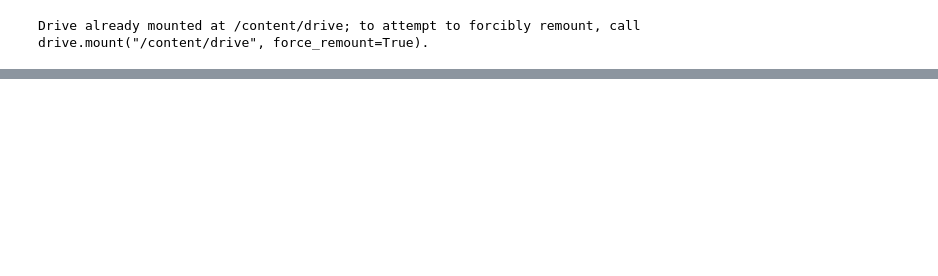
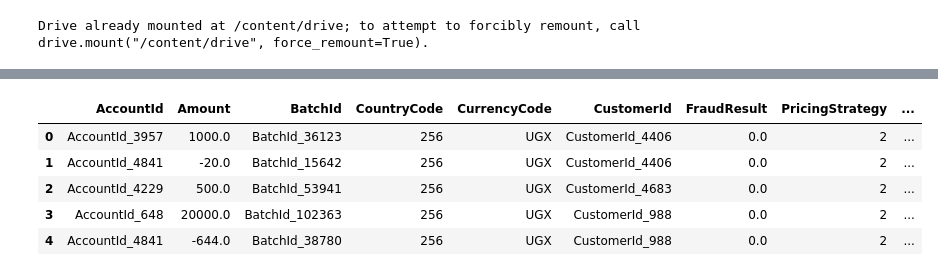
Before and after one commit to Kwazi083/Xente-Fraud-Detection-Challenge, a Jupyter notebook: Xente_Fraud_Detection_Challenge_Zindi.ipynb, the cells around one changed output, grey strips where cells are left out. Cells and saved outputs as stored; diff of their text form; code cells hidden in the pictures; blank space fills up the shorter version.

```diff
--- a/Xente_Fraud_Detection_Challenge_Zindi.ipynb
+++ b/Xente_Fraud_Detection_Challenge_Zindi.ipynb
@@ -32,0 +175,5 @@ test_df.head()
+# %%
+#Extract year from transaction start time
+combined_df['TransactionStartTime'] = pd.to_datetime(combined_df['TransactionStartTime'])
+# %%
+combined_df['Year'] = combined_df['TransactionStartTime'].dt.year
@@ -32,0 +185,2 @@ test_df.head()
+# %%
+combined_df = combined_df.drop("TransactionStartTime", axis=1)
@@ -32,0 +216,18 @@ test_df.head()
+# %%
+#Categories so far - ProviderId, ChannelId, Year, ProductCategory
+#Categorical variables which need to be encoded
+categorical = ['ProductCategory', 'Year', 'ProviderId', 'ChannelId']
+
+for x in categorical:
+    combined_df = pd.concat([combined_df,
+                    pd.get_dummies(combined_df[x], prefix=x)], axis=1)
+    del combined_df[x]
+# %%
+combined_df.head()
+# %% [output]
+|  | AccountId | Amount | BatchId | CountryCode | CurrencyCode | CustomerId | FraudResult | PricingStrategy | ... |
+| 0 | AccountId_3957 | 1000.0 | BatchId_36123 | 256 | UGX | CustomerId_4406 | 0.0 | 2 | ... |
+| 1 | AccountId_4841 | -20.0 | BatchId_15642 | 256 | UGX | CustomerId_4406 | 0.0 | 2 | ... |
+| 2 | AccountId_4229 | 500.0 | BatchId_53941 | 256 | UGX | CustomerId_4683 | 0.0 | 2 | ... |
+| 3 | AccountId_648 | 20000.0 | BatchId_102363 | 256 | UGX | CustomerId_988 | 0.0 | 2 | ... |
+| 4 | AccountId_4841 | -644.0 | BatchId_38780 | 256 | UGX | CustomerId_988 | 0.0 | 2 | ... |
```
Also changed, not shown: parts of 46 cells of this notebook.
